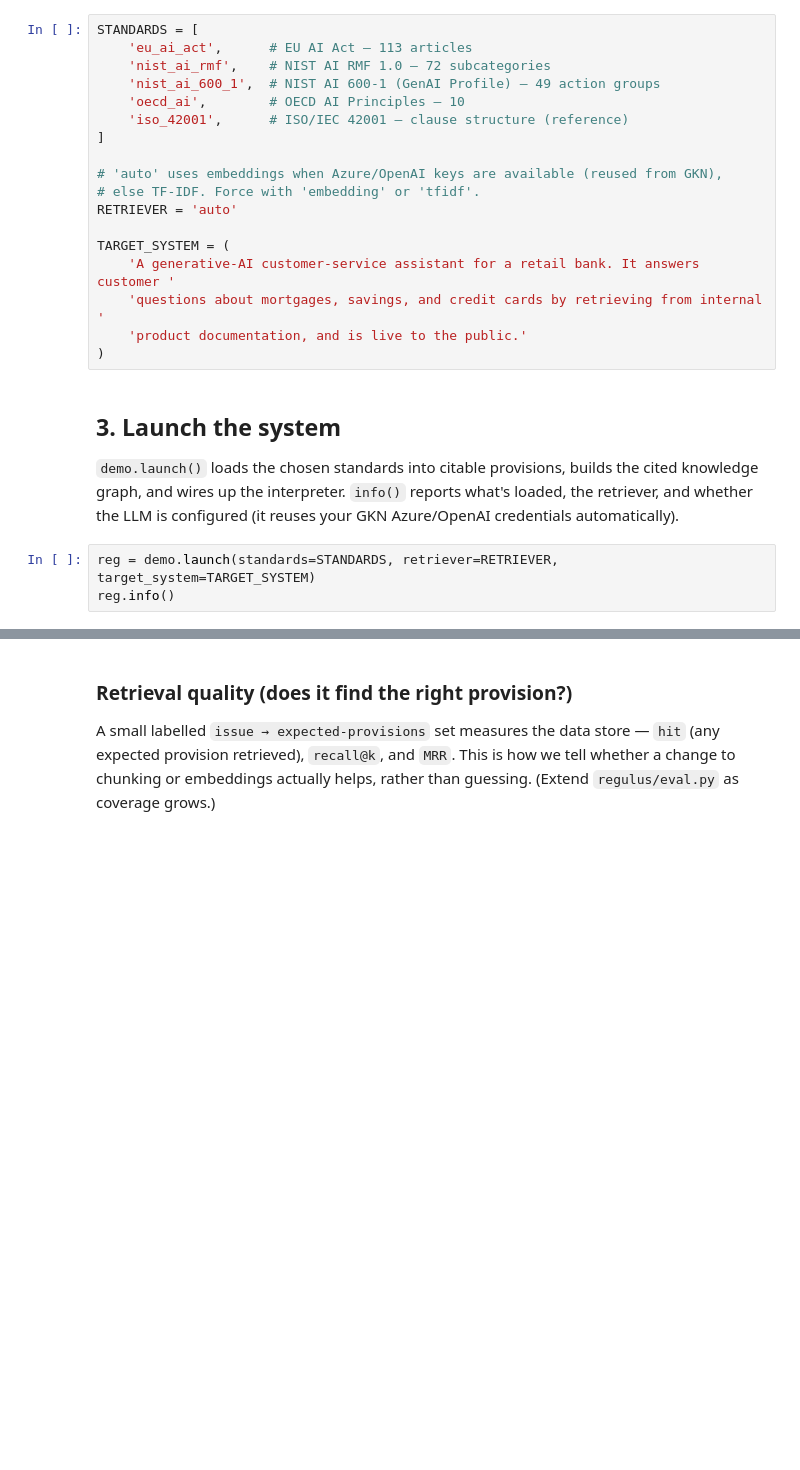
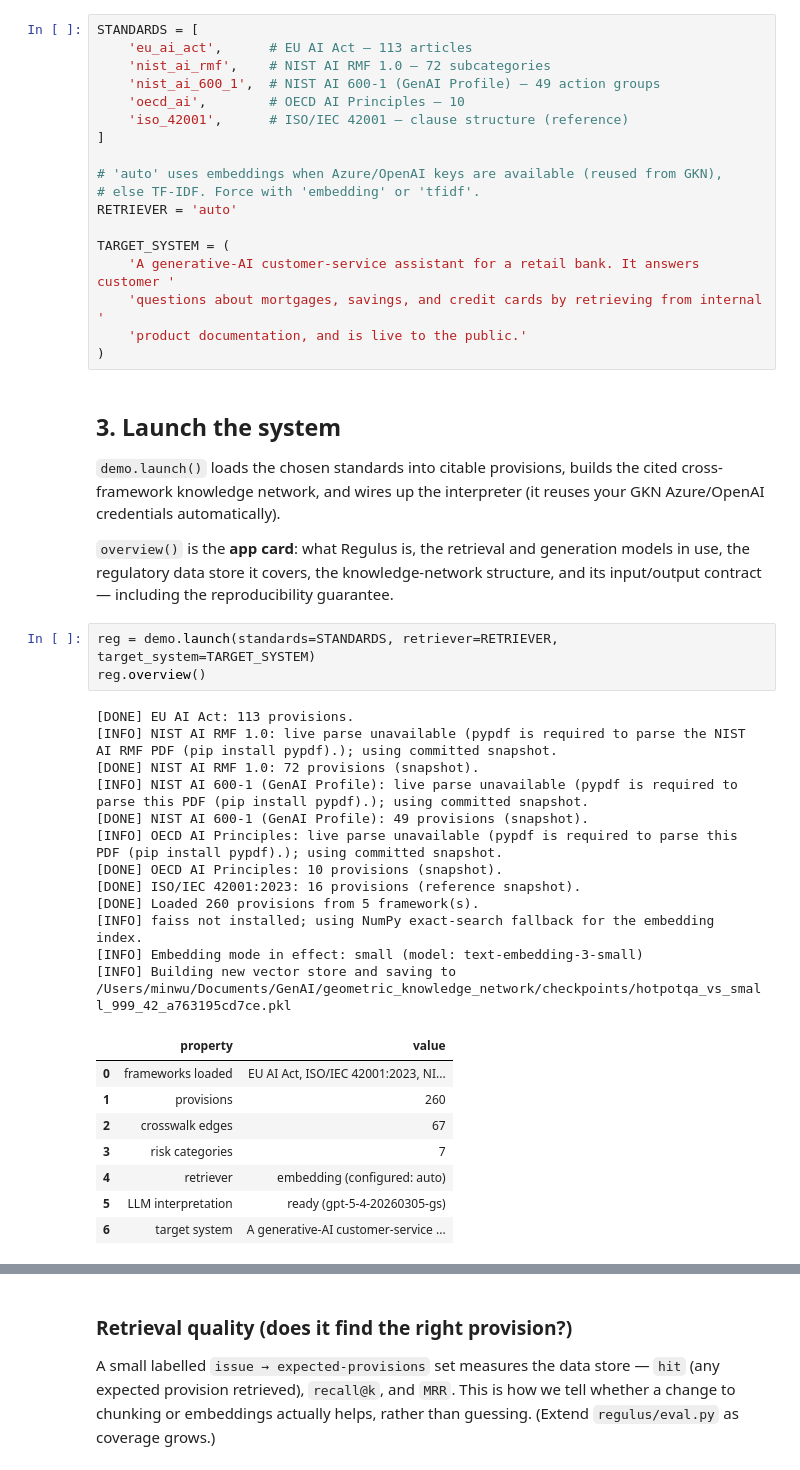
Before and after one commit to minw0607/Regulus, a Jupyter notebook: notebooks/regulus_ai_governance_lookup.ipynb, the cells around one changed output, grey strips where cells are left out. Saved outputs shown, nothing was run; the diff lists cells and outputs as text; blank space fills up the shorter version.

```diff
--- a/notebooks/regulus_ai_governance_lookup.ipynb
+++ b/notebooks/regulus_ai_governance_lookup.ipynb
@@ -64,10 +66,33 @@ TARGET_SYSTEM = (
 # %% [markdown]
 ## 3. Launch the system
 
-`demo.launch()` loads the chosen standards into citable provisions, builds the cited knowledge graph, and wires up the interpreter. `info()` reports what's loaded, the retriever, and whether the LLM is configured (it reuses your GKN Azure/OpenAI credentials automatically).
+`demo.launch()` loads the chosen standards into citable provisions, builds the cited cross-framework knowledge network, and wires up the interpreter (it reuses your GKN Azure/OpenAI credentials automatically).
+
+`overview()` is the **app card**: what Regulus is, the retrieval and generation models in use, the regulatory data store it covers, the knowledge-network structure, and its input/output contract — including the reproducibility guarantee.
 # %%
 reg = demo.launch(standards=STANDARDS, retriever=RETRIEVER, target_system=TARGET_SYSTEM)
-reg.info()
+reg.overview()
+# %% [output]
+[DONE] EU AI Act: 113 provisions.
+[INFO] NIST AI RMF 1.0: live parse unavailable (pypdf is required to parse the NIST AI RMF PDF (pip install pypdf).); using committed snapshot.
+[DONE] NIST AI RMF 1.0: 72 provisions (snapshot).
+[INFO] NIST AI 600-1 (GenAI Profile): live parse unavailable (pypdf is required to parse this PDF (pip install pypdf).); using committed snapshot.
+[DONE] NIST AI 600-1 (GenAI Profile): 49 provisions (snapshot).
+[INFO] OECD AI Principles: live parse unavailable (pypdf is required to parse this PDF (pip install pypdf).); using committed snapshot.
+[DONE] OECD AI Principles: 10 provisions (snapshot).
+[DONE] ISO/IEC 42001:2023: 16 provisions (reference snapshot).
+[DONE] Loaded 260 provisions from 5 framework(s).
+[INFO] faiss not installed; using NumPy exact-search fallback for the embedding index.
+[INFO] Embedding mode in effect: small (model: text-embedding-3-small)
+[INFO] Building new vector store and saving to /Users/minwu/Documents/GenAI/geometric_knowledge_network/checkpoints/hotpotqa_vs_small_999_42_a763195cd7ce.pkl
+|  | property | value |
+| 0 | frameworks loaded | EU AI Act, ISO/IEC 42001:2023, NI... |
+| 1 | provisions | 260 |
+| 2 | crosswalk edges | 67 |
+| 3 | risk categories | 7 |
+| 4 | retriever | embedding (configured: auto) |
+| 5 | LLM interpretation | ready (gpt-5-4-20260305-gs) |
+| 6 | target system | A generative-AI customer-service ... |
 # %%
 # The knowledge network at a glance: frameworks linked by the number of cited crosswalks.
 _ = reg.framework_map()   # needs matplotlib
```
Also changed, not shown: parts of 9 cells of this notebook, 5 other files.
